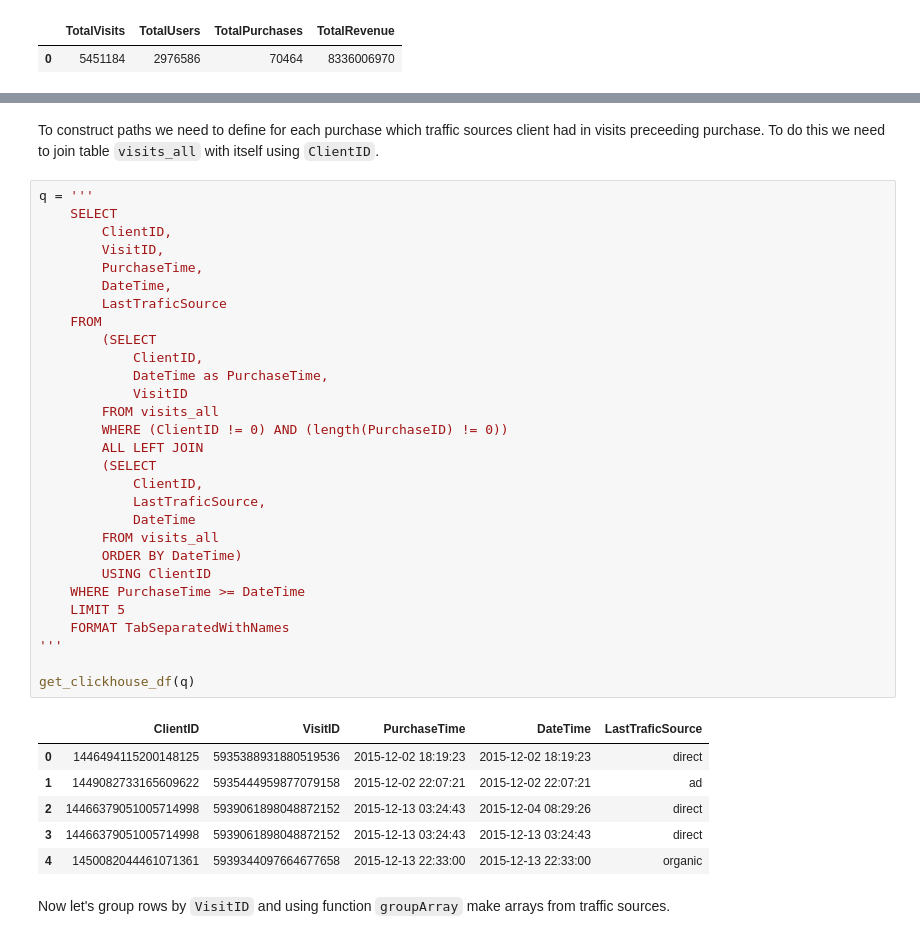
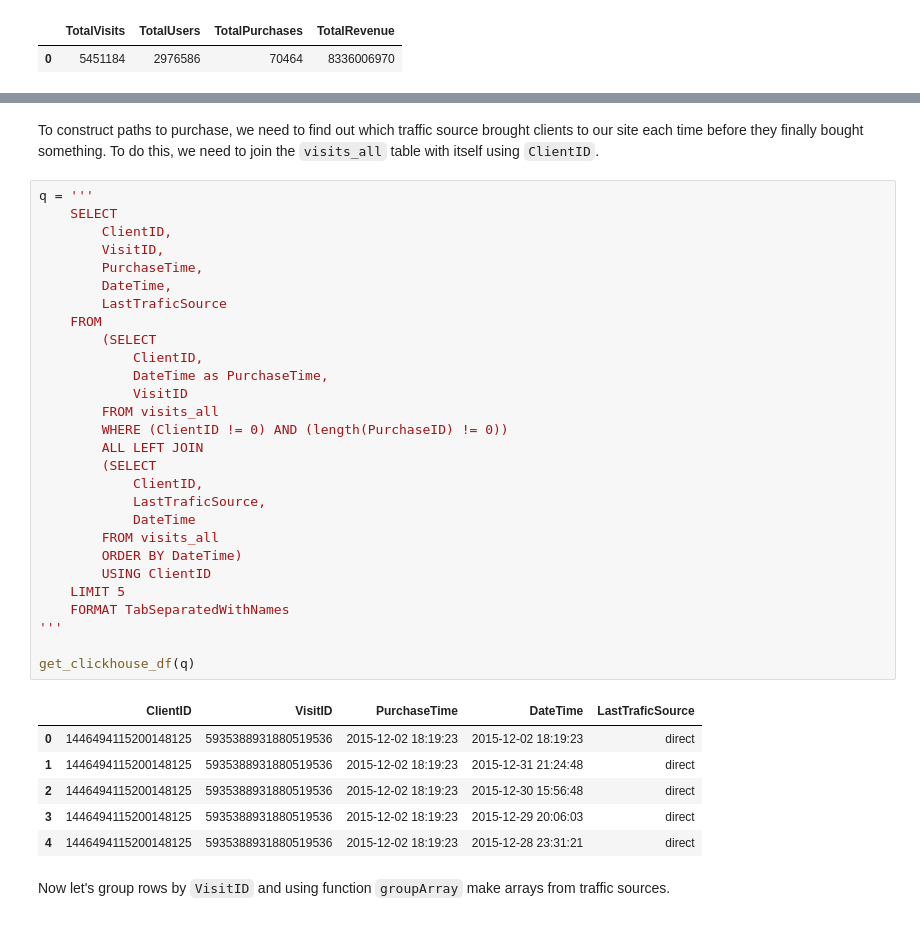
Before and after one commit to feelthelearn/attribution_modelling, a Jupyter notebook: 220volt_case_en.ipynb, the cells around one changed output, grey strips where cells are left out. Cells and saved outputs as stored; diff of their text form.

```diff
--- a/220volt_case_en.ipynb
+++ b/220volt_case_en.ipynb
@@ -208,41 +206,40 @@ get_clickhouse_df(q)
 # %% [markdown]
-To construct paths we need to define for each purchase which traffic sources client had in visits preceeding purchase. To do this we need to join table `visits_all` with itself using `ClientID`.
+To construct paths to purchase, we need to find out which traffic source brought clients to our site each time before they finally bought something. To do this, we need to join the `visits_all` table with itself using `ClientID`.
 # %%
 q = '''
     SELECT
         ClientID,
         VisitID,
         PurchaseTime,
         DateTime,
         LastTraficSource
     FROM
         (SELECT
             ClientID,
             DateTime as PurchaseTime,
             VisitID
         FROM visits_all
         WHERE (ClientID != 0) AND (length(PurchaseID) != 0))
         ALL LEFT JOIN
         (SELECT
             ClientID,
             LastTraficSource,
             DateTime
         FROM visits_all
         ORDER BY DateTime)
         USING ClientID
-    WHERE PurchaseTime >= DateTime
     LIMIT 5
     FORMAT TabSeparatedWithNames
 '''
 
 get_clickhouse_df(q)
 # %% [output]
 |  | ClientID | VisitID | PurchaseTime | DateTime | LastTraficSource |
 | 0 | 1446494115200148125 | 5935388931880519536 | 2015-12-02 18:19:23 | 2015-12-02 18:19:23 | direct |
-| 1 | 1449082733165609622 | 5935444959877079158 | 2015-12-02 22:07:21 | 2015-12-02 22:07:21 | ad |
-| 2 | 14466379051005714998 | 5939061898048872152 | 2015-12-13 03:24:43 | 2015-12-04 08:29:26 | direct |
-| 3 | 14466379051005714998 | 5939061898048872152 | 2015-12-13 03:24:43 | 2015-12-13 03:24:43 | direct |
-| 4 | 1450082044461071361 | 5939344097664677658 | 2015-12-13 22:33:00 | 2015-12-13 22:33:00 | organic |
+| 1 | 1446494115200148125 | 5935388931880519536 | 2015-12-02 18:19:23 | 2015-12-31 21:24:48 | direct |
+| 2 | 1446494115200148125 | 5935388931880519536 | 2015-12-02 18:19:23 | 2015-12-30 15:56:48 | direct |
+| 3 | 1446494115200148125 | 5935388931880519536 | 2015-12-02 18:19:23 | 2015-12-29 20:06:03 | direct |
+| 4 | 1446494115200148125 | 5935388931880519536 | 2015-12-02 18:19:23 | 2015-12-28 23:31:21 | direct |
 # %% [markdown]
 Now let's group rows by `VisitID` and using function `groupArray` make arrays from traffic sources.
 # %%
```
Also changed, not shown: parts of 27 cells of this notebook.
